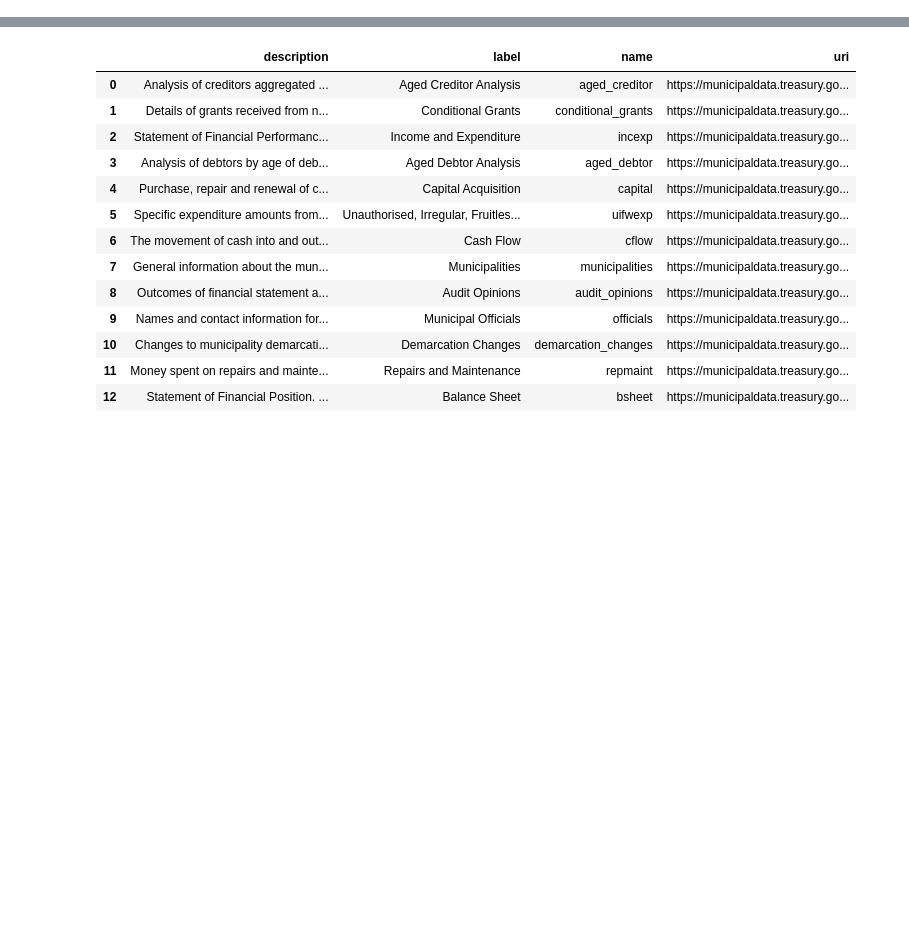
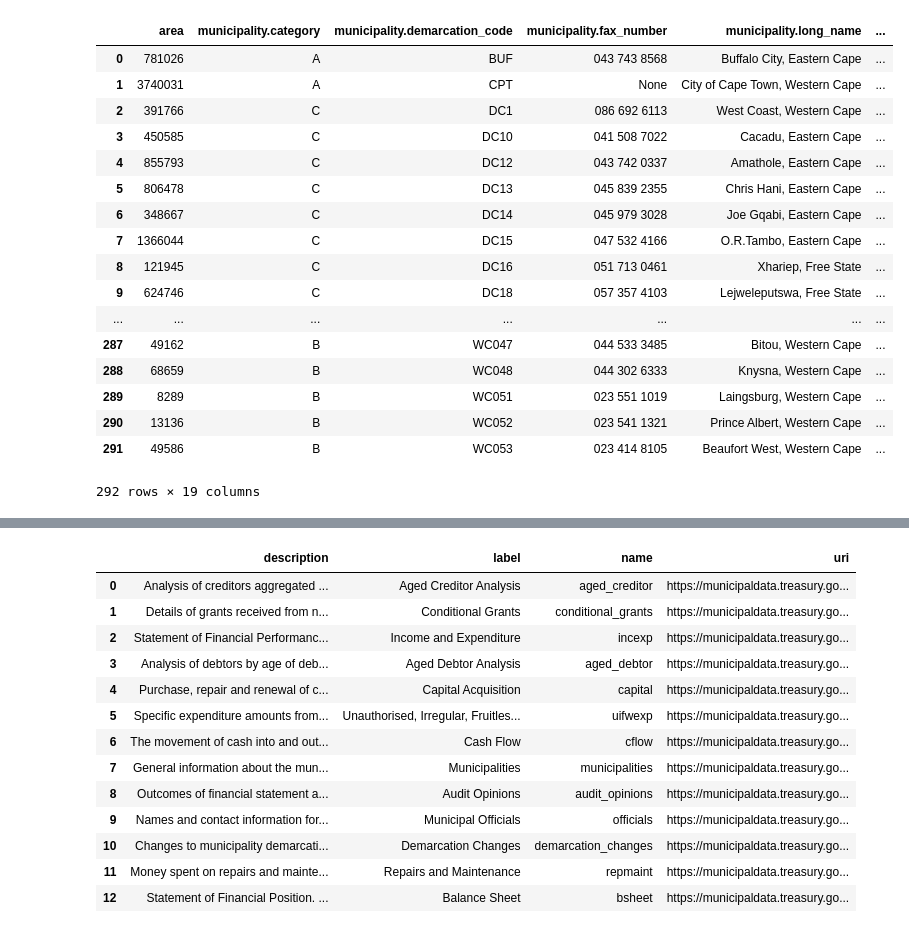
Before and after one commit to datawizzards-za/ntbhack, a Jupyter notebook: notebooks/11-02-2018-municipal-money.ipynb, the cells around one changed output, grey strips where cells are left out. Saved outputs shown, nothing was run; the diff lists cells and outputs as text; code cells hidden in the pictures; blank space fills up the shorter version.

```diff
--- a/notebooks/11-02-2018-municipal-money.ipynb
+++ b/notebooks/11-02-2018-municipal-money.ipynb
@@ -10,3 +101,27 @@ import time
+# %%
+munis = pd.DataFrame(requests.get('https://municipaldata.treasury.gov.za/api/cubes/municipalities/facts',
+                          allow_redirects=True).json()['data'])
+# %%
+munis
+# %% [output]
+|  | area | municipality.category | municipality.demarcation_code | municipality.fax_number | municipality.long_name | ... |
+| 0 | 781026 | A | BUF | 043 743 8568 | Buffalo City, Eastern Cape | ... |
+| 1 | 3740031 | A | CPT | None | City of Cape Town, Western Cape | ... |
+| 2 | 391766 | C | DC1 | 086 692 6113 | West Coast, Western Cape | ... |
+| 3 | 450585 | C | DC10 | 041 508 7022 | Cacadu, Eastern Cape | ... |
+| 4 | 855793 | C | DC12 | 043 742 0337 | Amathole, Eastern Cape | ... |
+| 5 | 806478 | C | DC13 | 045 839 2355 | Chris Hani, Eastern Cape | ... |
+| 6 | 348667 | C | DC14 | 045 979 3028 | Joe Gqabi, Eastern Cape | ... |
+| 7 | 1366044 | C | DC15 | 047 532 4166 | O.R.Tambo, Eastern Cape | ... |
+| 8 | 121945 | C | DC16 | 051 713 0461 | Xhariep, Free State | ... |
+| 9 | 624746 | C | DC18 | 057 357 4103 | Lejweleputswa, Free State | ... |
+| ... | ... | ... | ... | ... | ... | ... |
+| 287 | 49162 | B | WC047 | 044 533 3485 | Bitou, Western Cape | ... |
+| 288 | 68659 | B | WC048 | 044 302 6333 | Knysna, Western Cape | ... |
+| 289 | 8289 | B | WC051 | 023 551 1019 | Laingsburg, Western Cape | ... |
+| 290 | 13136 | B | WC052 | 023 541 1321 | Prince Albert, Western Cape | ... |
+| 291 | 49586 | B | WC053 | 023 414 8105 | Beaufort West, Western Cape | ... |
+292 rows × 19 columns
 # %%
 cubes = requests.get('https://municipaldata.treasury.gov.za/api/cubes/', allow_redirects=True).json()
 # %%
```
Also changed, not shown: parts of 8 cells of this notebook, 2 other files.
